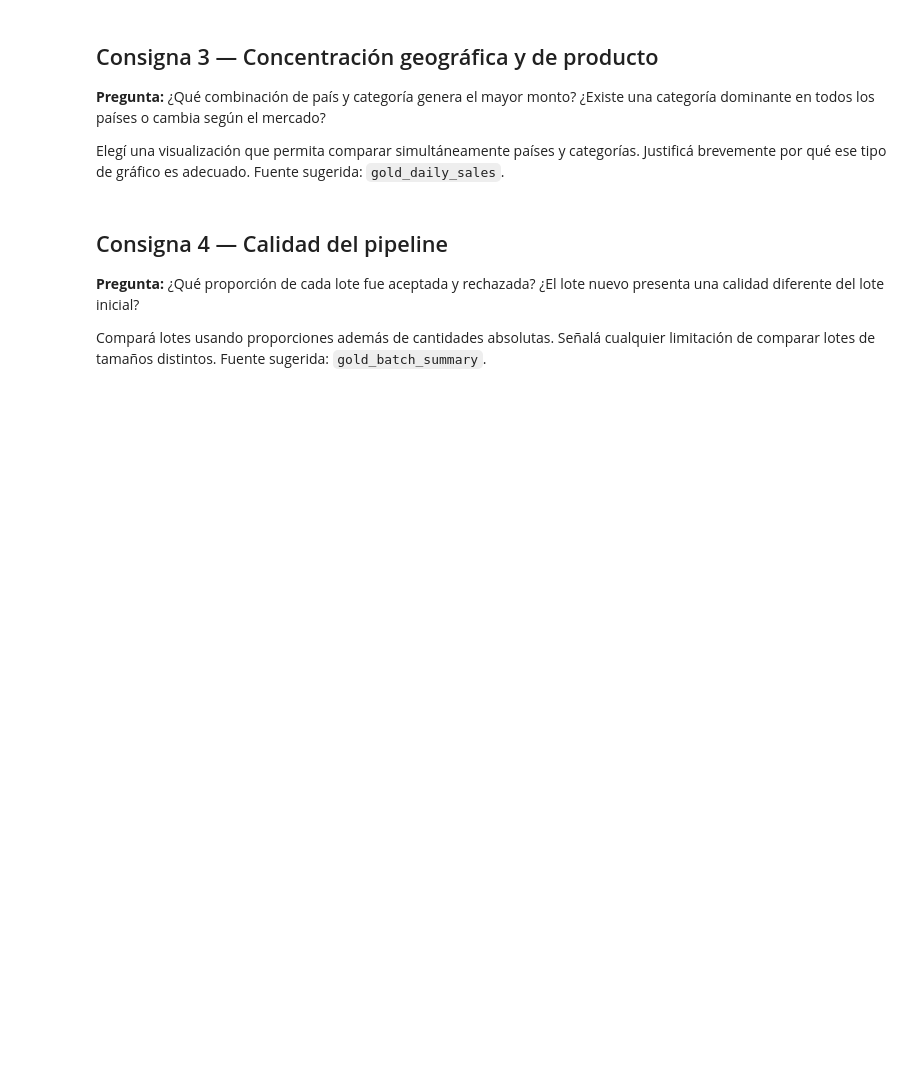
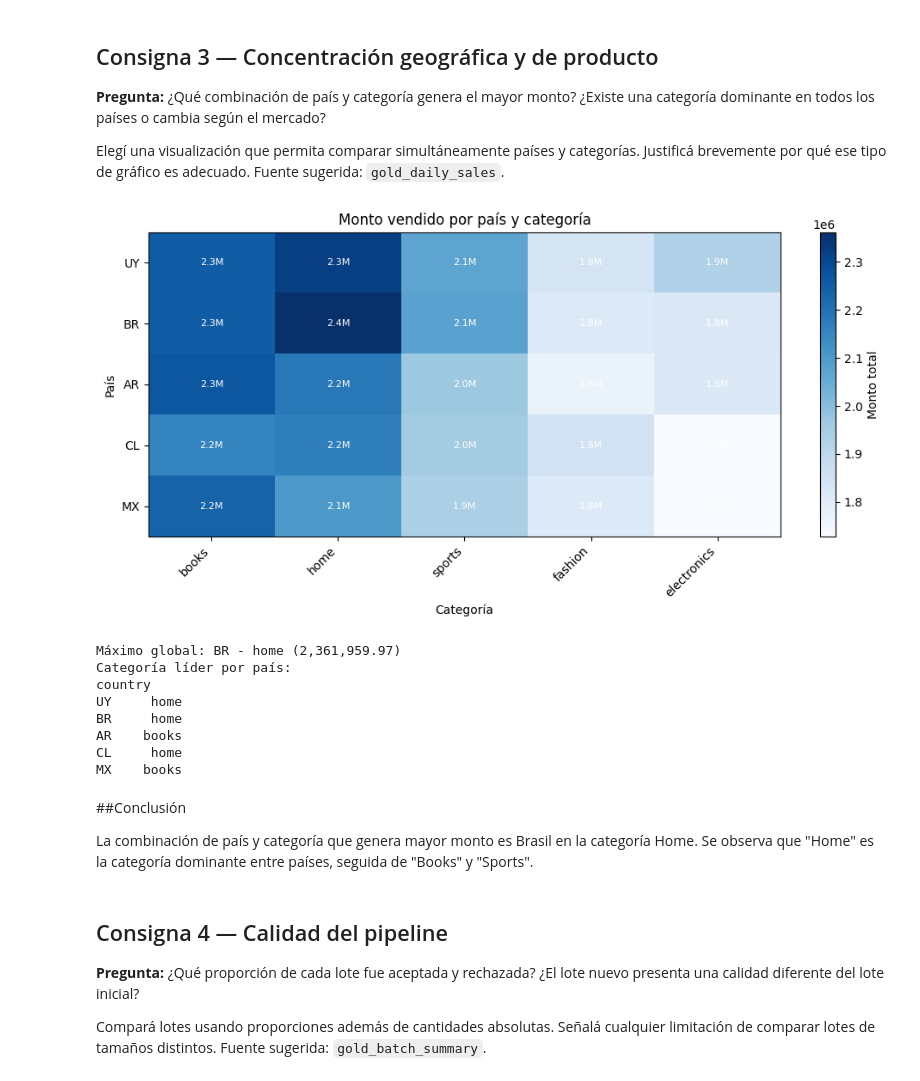
Before and after one commit to belupena/mi-primer-proyecto, a Jupyter notebook: resolucion-practica-2/05_visualizacion.ipynb, the cells around one changed output. Cells and saved outputs as stored; diff of their text form; code cells hidden in the pictures; blank space fills up the shorter version.

```diff
--- a/resolucion-practica-2/05_visualizacion.ipynb
+++ b/resolucion-practica-2/05_visualizacion.ipynb
@@ -77,3 +157,57 @@ Elegí una visualización que permita comparar simultáneamente países y catego
+# %%
+COUNTRY_COL = "country"  # ajustar si se llama distinto
+
+by_cc = (spark.table(daily)
+    .groupBy(COUNTRY_COL, "category")
+    .agg(F.sum("total_amount").alias("total_amount")))
+
+pdf = by_cc.toPandas()
+pdf["total_amount"] = pdf["total_amount"].astype(float)
+
+pivot = pdf.pivot(index=COUNTRY_COL, columns="category", values="total_amount").fillna(0)
+pivot = pivot.loc[pivot.sum(axis=1).sort_values(ascending=False).index,
+                  pivot.sum(axis=0).sort_values(ascending=False).index]
+
+fig, ax = plt.subplots(figsize=(10, 5))
+im = ax.imshow(pivot.values, cmap="Blues", aspect="auto")
+ax.set_xticks(range(len(pivot.columns)))
+ax.set_xticklabels(pivot.columns, rotation=45, ha="right")
+ax.set_yticks(range(len(pivot.index)))
+ax.set_yticklabels(pivot.index)
+ax.set_xlabel("Categoría")
+ax.set_ylabel("País")
+ax.set_title("Monto vendido por país y categoría")
+fig.colorbar(im, ax=ax, label="Monto total")
+
+vmax = pivot.values.max()
+for i in range(pivot.shape[0]):
+    for j in range(pivot.shape[1]):
+        v = pivot.values[i, j]
+        ax.text(j, i, f"{v/1e6:.1f}M", ha="center", va="center",
+                color="white" if v > vmax * 0.6 else "black", fontsize=8)
+
+fig.tight_layout()
+plt.show()
+
+top = pdf.loc[pdf["total_amount"].idxmax()]
+print(f"Máximo global: {top[COUNTRY_COL]} - {top['category']} ({top['total_amount']:,.2f})")
+print("Categoría líder por país:")
+print(pivot.idxmax(axis=1).to_string())
+# %% [output]
+[figure, added]
+Máximo global: BR - home (2,361,959.97)
+Categoría líder por país:
+country
+UY     home
+BR     home
+AR    books
+CL     home
+MX    books
+# %% [markdown]
+##Conclusión
+
+La combinación de país y categoría que genera mayor monto es Brasil en la categoría Home.
+Se observa que "Home" es la categoría dominante entre países, seguida de "Books" y "Sports".
 # %% [markdown]
 ## Consigna 4 — Calidad del pipeline
 
```
Also changed, not shown: parts of 10 cells of this notebook.
